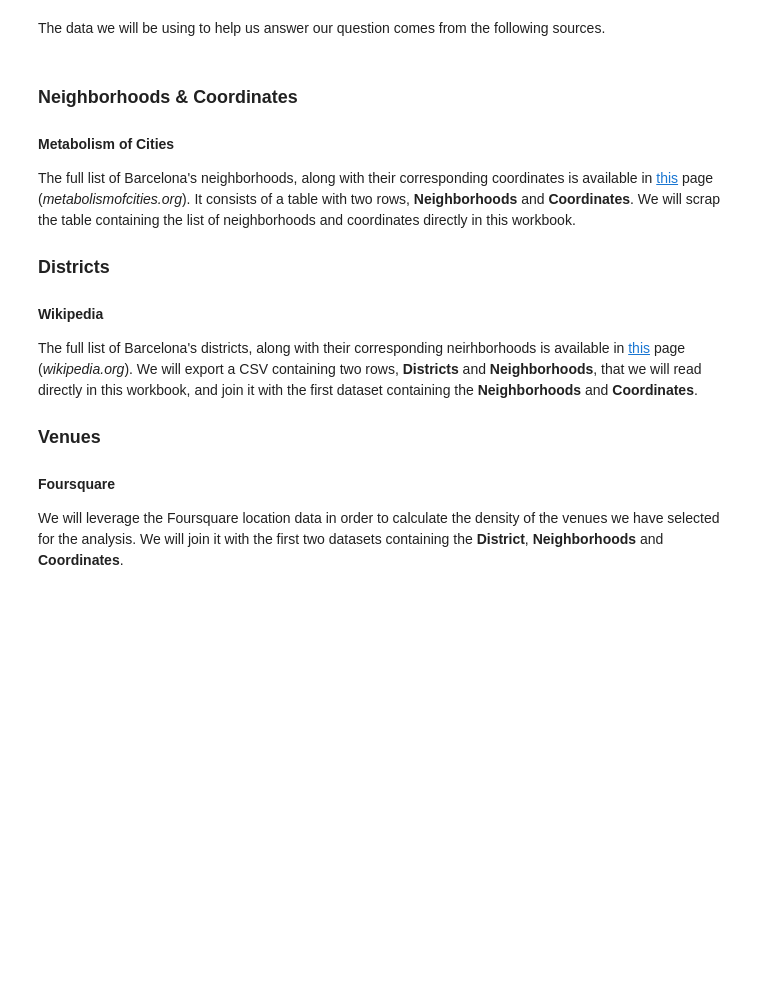
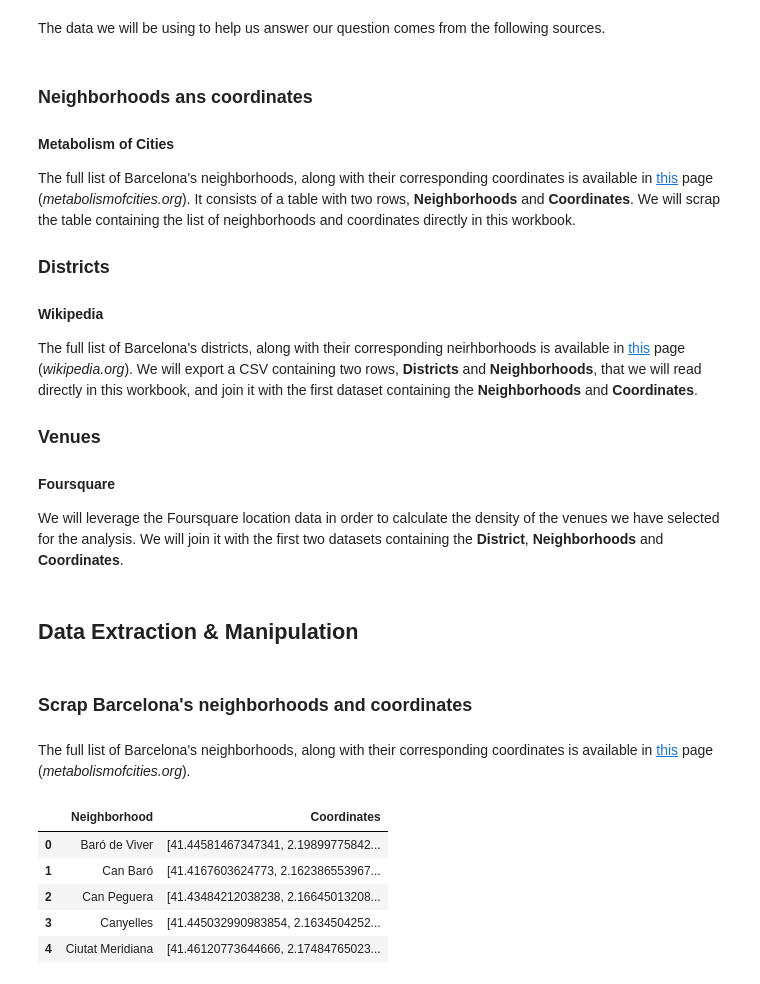
Before and after one commit to DamienAzzopardi/Coursera_Capstone, a Jupyter notebook: Capstone Project - The Battle of Neighborhoods.ipynb, the cells around one changed output. Cells and saved outputs as stored; diff of their text form; code cells hidden in the pictures; blank space fills up the shorter version.

```diff
--- a/Capstone Project - The Battle of Neighborhoods.ipynb
+++ b/Capstone Project - The Battle of Neighborhoods.ipynb
@@ -34,7 +41,7 @@ Knowing this, we'll leverage the Foursquare location data in order to calculate
 # %% [markdown]
 The data we will be using to help us answer our question comes from the following sources.
 # %% [markdown]
-<h3 id="neighborhoods_and_coordinates">Neighborhoods & Coordinates</h3>
+<h3 id="neighborhoods_and_coordinates">Neighborhoods ans coordinates</h3>
 
 <h4>Metabolism of Cities</h4>
 
@@ -53,3 +60,5 @@ The full list of Barcelona's districts, along with their corresponding neirhborh
 <h4>Foursquare</h4>
 
 We will leverage the Foursquare location data in order to calculate the density of the venues we have selected for the analysis. We will join it with the first two datasets containing the **District**, **Neighborhoods** and **Coordinates**.
+# %% [markdown]
+<h2 id="data_manipulation">Data Extraction & Manipulation</h2>
@@ -55,0 +78,34 @@ We will leverage the Foursquare location data in order to calculate the density
+# %% [markdown]
+<h3 id="scrap_neighborhoods">Scrap Barcelona's neighborhoods and coordinates</h3>
+# %% [markdown]
+The full list of Barcelona's neighborhoods, along with their corresponding coordinates is available in [this](https://data.metabolismofcities.org/library/maps/577245/view/) page (*metabolismofcities.org*).
+# %%
+# scrap Barcelona's neighborhoods and coordinates table
+url = 'https://data.metabolismofcities.org/library/maps/577245/view/'
+
+r = requests.get(url)
+html = r.text
+
+soup = BeautifulSoup(html, 'lxml')
+table = soup.find('table')
+rows = table.find_all('tr')
+data = []
+for row in rows[1:]:
+    cols = row.find_all('td')
+    cols = [ele.text.strip() for ele in cols]
+    data.append([ele for ele in cols if ele])
+
+# convert to dataframe
+df = pd.DataFrame(data)
+
+# rename columns
+df.columns = ['Neighborhood', 'Coordinates']
+
+df.head()
+# %% [output]
+|  | Neighborhood | Coordinates |
+| 0 | Baró de Viver | [41.44581467347341, 2.19899775842... |
+| 1 | Can Baró | [41.4167603624773, 2.162386553967... |
+| 2 | Can Peguera | [41.43484212038238, 2.16645013208... |
+| 3 | Canyelles | [41.445032990983854, 2.1634504252... |
+| 4 | Ciutat Meridiana | [41.46120773644666, 2.17484765023... |
```
Also changed, not shown: parts of 20 cells of this notebook, 1 other file.
